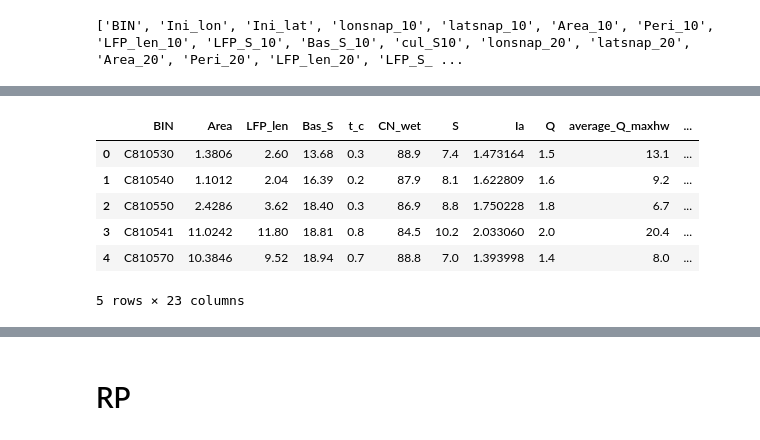
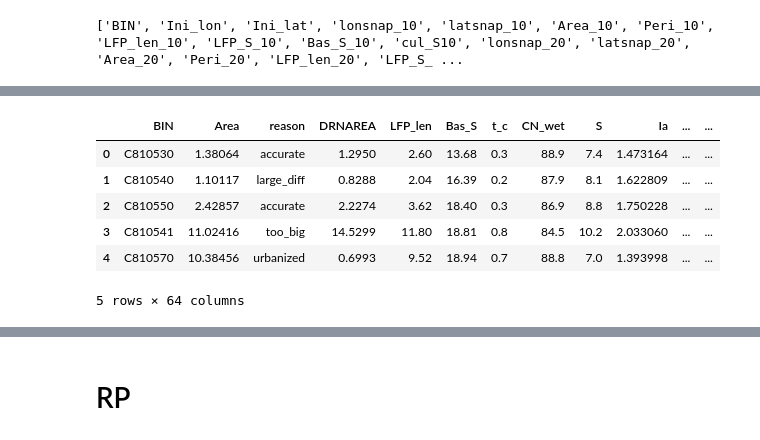
Before and after one commit to omidemam/flood_risk_dynamics, a Jupyter notebook: 5. Results/All/Results_visualization_V1.1_ALL.ipynb, the cells around one changed output, grey strips where cells are left out. Drawn from its saved outputs; the diff is of its cells as text; code cells hidden in the pictures.

```diff
--- a/5. Results/All/Results_visualization_V1.1_ALL.ipynb
+++ b/5. Results/All/Results_visualization_V1.1_ALL.ipynb
@@ -703,6 +736,14 @@ np.shape(merged_culvert)
 # %%
 out_culvert=merged_culvert
 print(list(out_culvert.columns))
-out_culvert=out_culvert[['BIN','Area','LFP_len','Bas_S','t_c','CN_wet','S','Ia','Q','average_Q_maxhw','Q_2','Q_5','Q_10','Q_25','Q_50','Q_100','Q_200','Q_500','Q_1000','RP_class','RP_class_c','RP_class_c_LL','RP_class_c_UL']]
+out_culvert=out_culvert[['BIN','Area','reason','LFP_len','Bas_S','t_c','CN_wet','S','Ia','Q','average_Q_maxhw','Q_2','Q_5','Q_10','Q_25','Q_50','Q_100','Q_200','Q_500','Q_1000','RP_class','RP_class_c','RP_class_c_LL','RP_class_c_UL']]
 # %% [output]
 ['BIN', 'Ini_lon', 'Ini_lat', 'lonsnap_10', 'latsnap_10', 'Area_10', 'Peri_10', 'LFP_len_10', 'LFP_S_10', 'Bas_S_10', 'cul_S10', 'lonsnap_20', 'latsnap_20', 'Area_20', 'Peri_20', 'LFP_len_20', 'LFP_S_ ...
+# %%
+# add streamstats area
+#load the drain area of the streamstats
+file_path=r"D:\culvert repo\Results\Streamstats results\all_merged_culverts_watersheds.shp"
+streamstats_watersheds = gpd.read_file(file_path)
+streamstats=streamstats_watersheds.drop_duplicates(subset=['BIN'],keep='first')
+streamstats.reset_index(drop=True, inplace=True)
+streamstats.head()
@@ -708,0 +758,2 @@ out_culvert=out_culvert[['BIN','Area','LFP_len','Bas_S','t_c','CN_wet','S','Ia',
+# %%
+streamstats['DRNAREA']=streamstats['DRNAREA']*2.59
@@ -708,0 +762,7 @@ out_culvert=out_culvert[['BIN','Area','LFP_len','Bas_S','t_c','CN_wet','S','Ia',
+# %%
+out_culvert = out_culvert.merge(streamstats[['BIN','DRNAREA']], on='BIN', how='left')
+out_culvert=out_culvert[['BIN','Area','reason','DRNAREA','LFP_len','Bas_S','t_c','CN_wet','S','Ia','Q','average_Q_maxhw','Q_2','Q_5','Q_10','Q_25','Q_50','Q_100','Q_200','Q_500','Q_1000','RP_class','RP_class_c','RP_class_c_LL','RP_class_c_UL']]
+culvert_1=pd.read_excel(r'D:\culvert repo\Results\Hydraulic analysis\hydraulic_analysis.xlsx')
+culvert_2=culvert_1.iloc[:,1:41]
+out_culvert = out_culvert.merge(culvert_2, how='left', on='BIN')
+out_culvert
@@ -709,28 +783,29 @@ out_culvert=out_culvert[['BIN','Area','LFP_len','Bas_S','t_c','CN_wet','S','Ia',
 # %%
-out_culvert.Area=(out_culvert.Area/1e6).round(4)
+out_culvert.Area=(out_culvert.Area/1e6).round(5)
+out_culvert.DRNAREA=(out_culvert.DRNAREA).round(5)
 out_culvert.LFP_len=(out_culvert.LFP_len/1e3).round(2)
 out_culvert.Bas_S=(out_culvert.Bas_S).round(2)
 out_culvert.t_c=(out_culvert.t_c).round(1)
 out_culvert.CN_wet=(out_culvert.CN_wet).round(1)
 out_culvert.S=(out_culvert.S).round(1)
 out_culvert.Q=(out_culvert.Q).round(1)
 out_culvert.average_Q_maxhw=(out_culvert.average_Q_maxhw).round(1)
 out_culvert.Q_2=(out_culvert.Q_2).round(1)
 out_culvert.Q_5=(out_culvert.Q_5).round(1)
 out_culvert.Q_10=(out_culvert.Q_10).round(1)
 out_culvert.Q_25=(out_culvert.Q_25).round(1)
 out_culvert.Q_50=(out_culvert.Q_50).round(1)
 out_culvert.Q_100=(out_culvert.Q_100).round(1)
 out_culvert.Q_200=(out_culvert.Q_200).round(1)
 out_culvert.Q_500=(out_culvert.Q_500).round(1)
 out_culvert.Q_1000=(out_culvert.Q_1000).round(1)
 out_culvert.head()
 # %% [output]
-|  | BIN | Area | LFP_len | Bas_S | t_c | CN_wet | S | Ia | Q | average_Q_maxhw | ... |
-| 0 | C810530 | 1.3806 | 2.60 | 13.68 | 0.3 | 88.9 | 7.4 | 1.473164 | 1.5 | 13.1 | ... |
-| 1 | C810540 | 1.1012 | 2.04 | 16.39 | 0.2 | 87.9 | 8.1 | 1.622809 | 1.6 | 9.2 | ... |
-| 2 | C810550 | 2.4286 | 3.62 | 18.40 | 0.3 | 86.9 | 8.8 | 1.750228 | 1.8 | 6.7 | ... |
-| 3 | C810541 | 11.0242 | 11.80 | 18.81 | 0.8 | 84.5 | 10.2 | 2.033060 | 2.0 | 20.4 | ... |
-| 4 | C810570 | 10.3846 | 9.52 | 18.94 | 0.7 | 88.8 | 7.0 | 1.393998 | 1.4 | 8.0 | ... |
+|  | BIN | Area | reason | DRNAREA | LFP_len | Bas_S | t_c | CN_wet | S | Ia | ... | ... |
+| 0 | C810530 | 1.38064 | accurate | 1.2950 | 2.60 | 13.68 | 0.3 | 88.9 | 7.4 | 1.473164 | ... | ... |
+| 1 | C810540 | 1.10117 | large_diff | 0.8288 | 2.04 | 16.39 | 0.2 | 87.9 | 8.1 | 1.622809 | ... | ... |
+| 2 | C810550 | 2.42857 | accurate | 2.2274 | 3.62 | 18.40 | 0.3 | 86.9 | 8.8 | 1.750228 | ... | ... |
+| 3 | C810541 | 11.02416 | too_big | 14.5299 | 11.80 | 18.81 | 0.8 | 84.5 | 10.2 | 2.033060 | ... | ... |
+| 4 | C810570 | 10.38456 | urbanized | 0.6993 | 9.52 | 18.94 | 0.7 | 88.8 | 7.0 | 1.393998 | ... | ... |
-5 rows × 23 columns
+5 rows × 64 columns
 # %%
```
Also changed, not shown: parts of 10 cells of this notebook.
